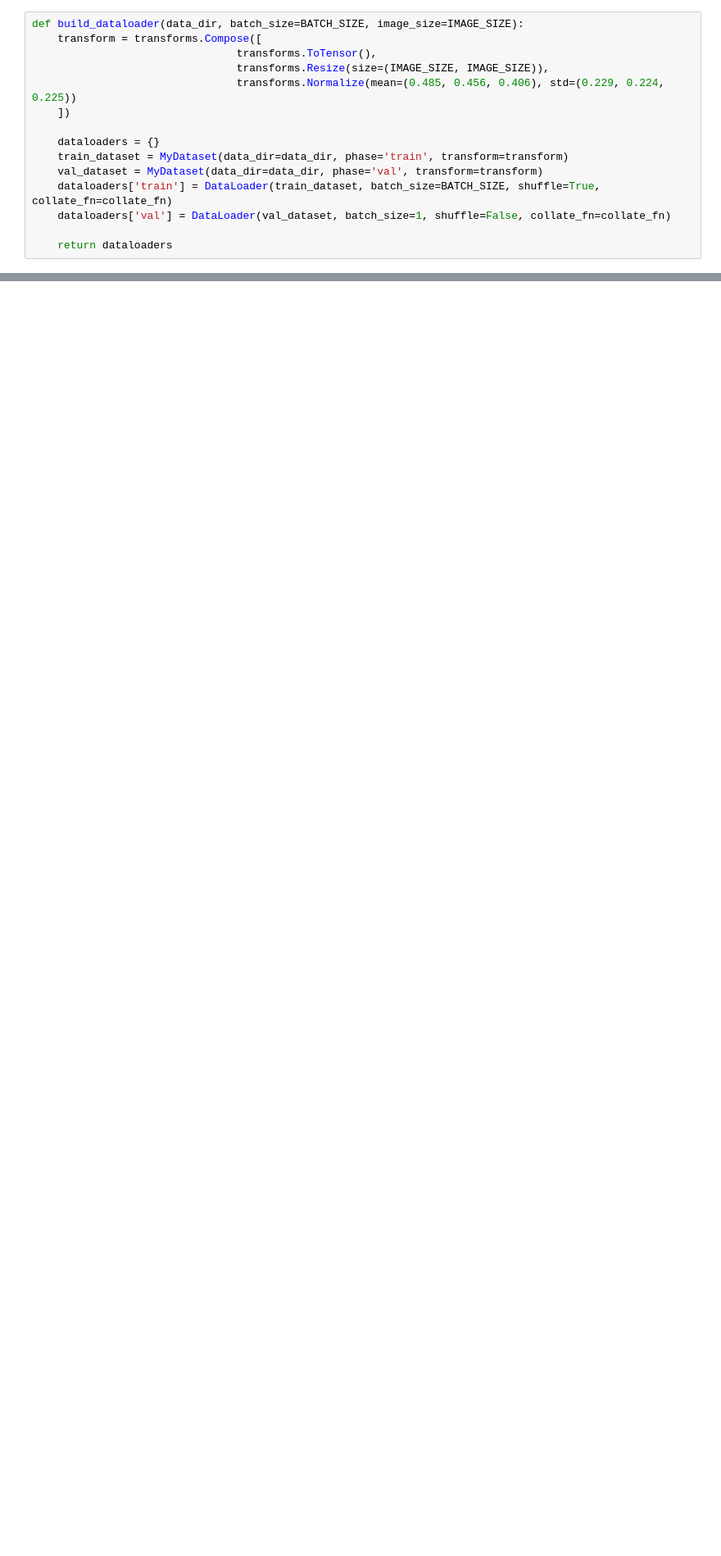
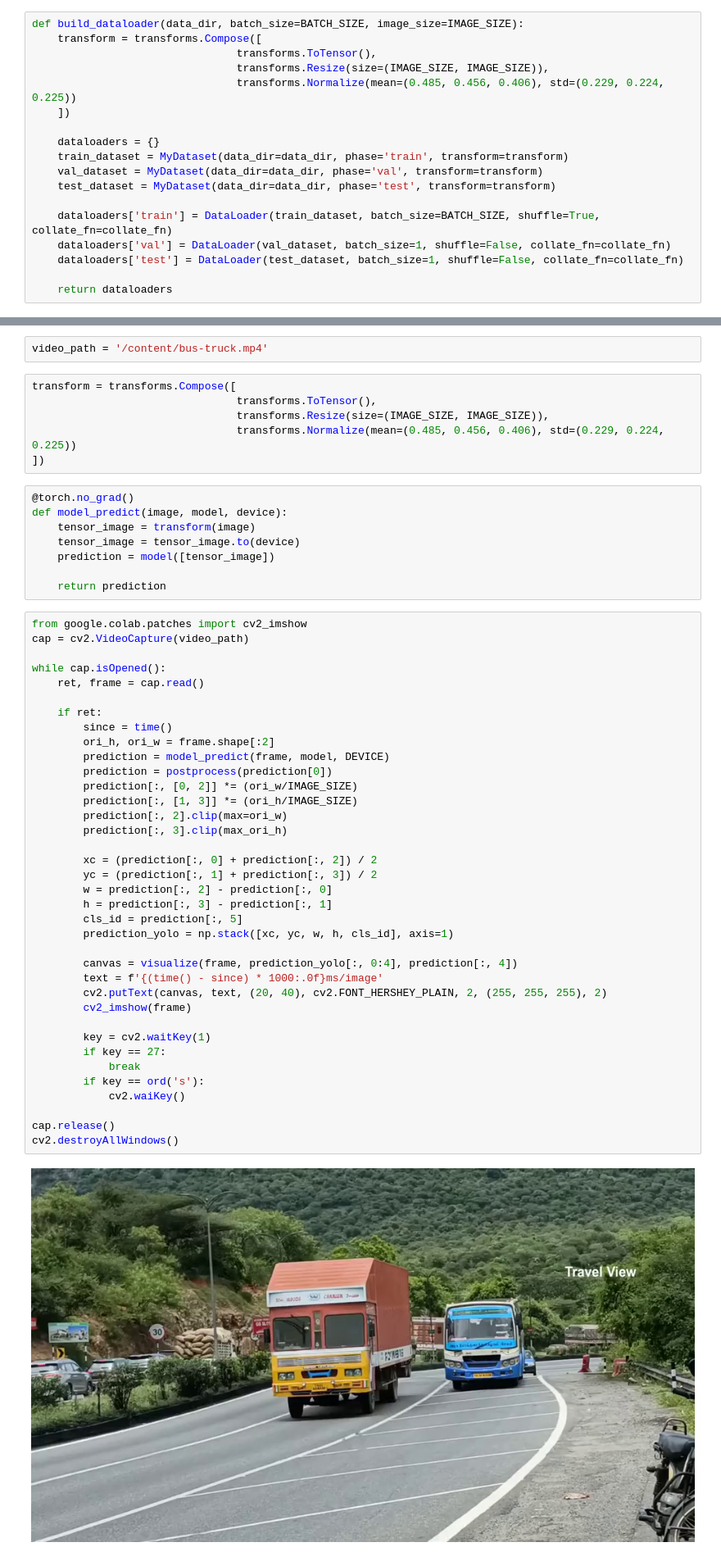
Before and after one commit to seonydg/object-detection, a Jupyter notebook: f_rcnn_bus_trcuk/faster r-cnn bus&truck.ipynb, the cells around one changed output, grey strips where cells are left out. Shown at 82% size. Cells and saved outputs as stored; diff of their text form; blank space fills up the shorter version.

```diff
--- a/f_rcnn_bus_trcuk/faster r-cnn bus&truck.ipynb
+++ b/f_rcnn_bus_trcuk/faster r-cnn bus&truck.ipynb
@@ -455,8 +462,11 @@ def build_dataloader(data_dir, batch_size=BATCH_SIZE, image_size=IMAGE_SIZE):
     dataloaders = {}
     train_dataset = MyDataset(data_dir=data_dir, phase='train', transform=transform)
     val_dataset = MyDataset(data_dir=data_dir, phase='val', transform=transform)
+    test_dataset = MyDataset(data_dir=data_dir, phase='test', transform=transform)
+
     dataloaders['train'] = DataLoader(train_dataset, batch_size=BATCH_SIZE, shuffle=True, collate_fn=collate_fn)
     dataloaders['val'] = DataLoader(val_dataset, batch_size=1, shuffle=False, collate_fn=collate_fn)
+    dataloaders['test'] = DataLoader(test_dataset, batch_size=1, shuffle=False, collate_fn=collate_fn)
 
     return dataloaders
 # %%
@@ -696,0 +782,55 @@ EPOCH : 1/1 - Train Loss : 0.0961, Val Loss : 0.0951
+# %%
+video_path = '/content/bus-truck.mp4'
+# %%
+transform = transforms.Compose([
+                                transforms.ToTensor(),
+                                transforms.Resize(size=(IMAGE_SIZE, IMAGE_SIZE)),
+                                transforms.Normalize(mean=(0.485, 0.456, 0.406), std=(0.229, 0.224, 0.225))
+])
+# %%
+@torch.no_grad()
+def model_predict(image, model, device):
+    tensor_image = transform(image)
+    tensor_image = tensor_image.to(device)
+    prediction = model([tensor_image])
+
+    return prediction
+# %%
+from google.colab.patches import cv2_imshow
+cap = cv2.VideoCapture(video_path)
+
+while cap.isOpened():
+    ret, frame = cap.read()
+
+    if ret:
+        since = time()
+        ori_h, ori_w = frame.shape[:2]
+        prediction = model_predict(frame, model, DEVICE)
+        prediction = postprocess(prediction[0])
+        prediction[:, [0, 2]] *= (ori_w/IMAGE_SIZE)
+        prediction[:, [1, 3]] *= (ori_h/IMAGE_SIZE)
+        prediction[:, 2].clip(max=ori_w)
+        prediction[:, 3].clip(max_ori_h)
+
+        xc = (prediction[:, 0] + prediction[:, 2]) / 2
+        yc = (prediction[:, 1] + prediction[:, 3]) / 2
+        w = prediction[:, 2] - prediction[:, 0]
+        h = prediction[:, 3] - prediction[:, 1]
+        cls_id = prediction[:, 5]
+        prediction_yolo = np.stack([xc, yc, w, h, cls_id], axis=1)
+
+        canvas = visualize(frame, prediction_yolo[:, 0:4], prediction[:, 4])
+        text = f'{(time() - since) * 1000:.0f}ms/image'
+        cv2.putText(canvas, text, (20, 40), cv2.FONT_HERSHEY_PLAIN, 2, (255, 255, 255), 2)
+        cv2_imshow(frame)
+
+        key = cv2.waitKey(1)
+        if key == 27:
+            break
+        if key == ord('s'):
+            cv2.waiKey()
+
+cap.release()
+cv2.destroyAllWindows()
+# %% [output]
+[figure, added]
```
Also changed, not shown: parts of 26 cells of this notebook, 1 other file.
